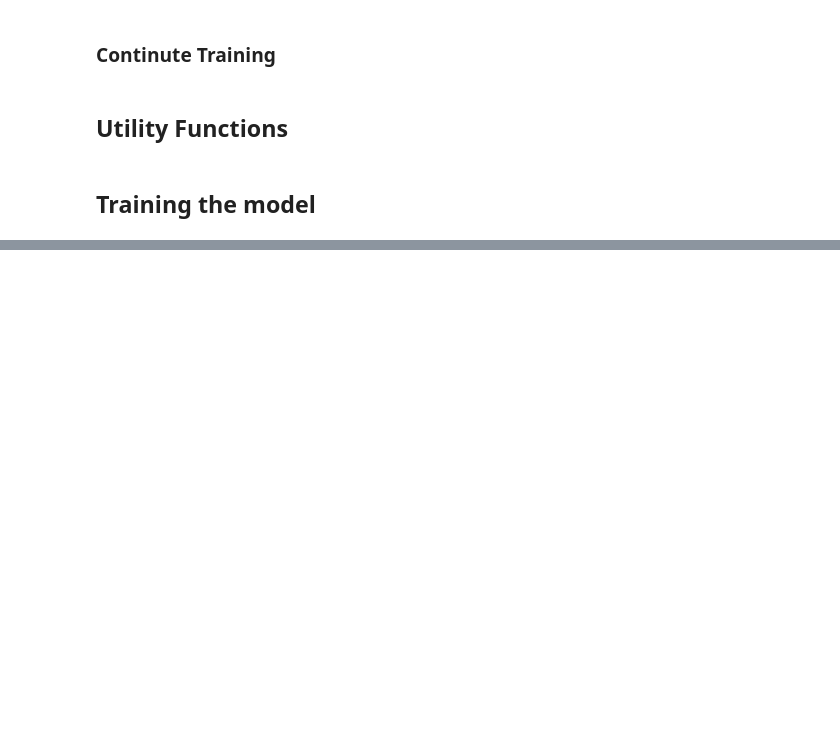
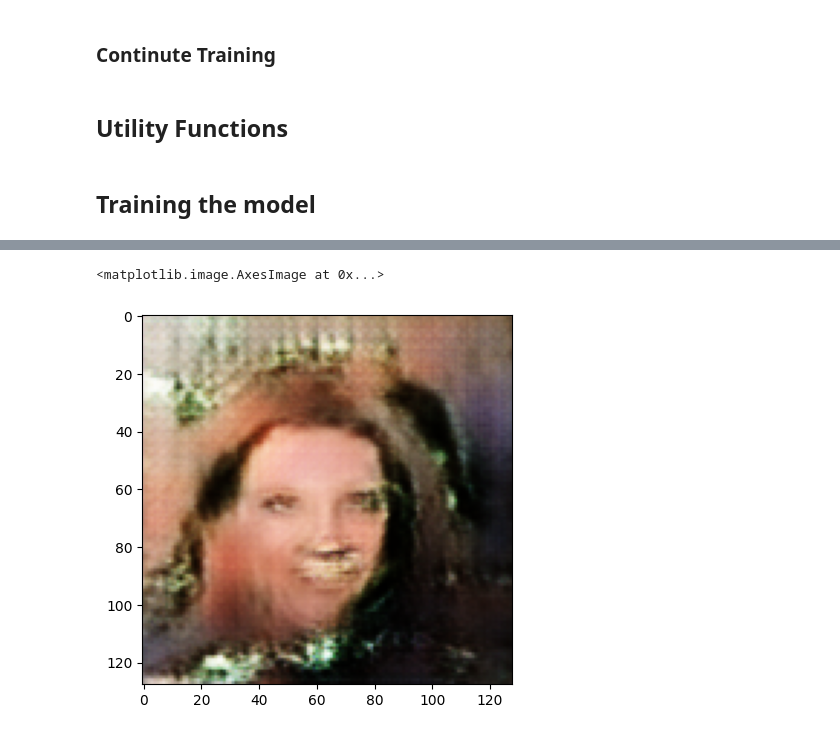
Before and after one commit to Siddhant0701/ArtiFace, a Jupyter notebook: notebooks/main.ipynb, the cells around one changed output, grey strips where cells are left out. Saved outputs shown, nothing was run; the diff lists cells and outputs as text; code cells hidden in the pictures; blank space fills up the shorter version.

Commit message:
Final Model

```diff
--- a/notebooks/main.ipynb
+++ b/notebooks/main.ipynb
@@ -249,6 +313,7 @@ discriminator.trainable
 # %%
-generator = tf.keras.models.load_model(os.path.join(os.environ['CHECKPOINT_PATH'], 'generator_epoch_1320.h5'))
+generator = tf.keras.models.load_model(os.path.join(os.environ['CHECKPOINT_PATH'], 'generator_epoch_100.h5'))
 noise = np.random.normal(0, 1, (1, 250))
 gen_imgs = generator.predict(noise)
 gen_imgs = 0.5 * gen_imgs + 0.5
 plt.imshow(gen_imgs[0])
+# %% [output]
@@ -254,0 +322,2 @@ plt.imshow(gen_imgs[0])
+<matplotlib.image.AxesImage at 0x...>
+[figure, added]
```
Also changed, not shown: parts of 14 cells of this notebook, 6 other files.
